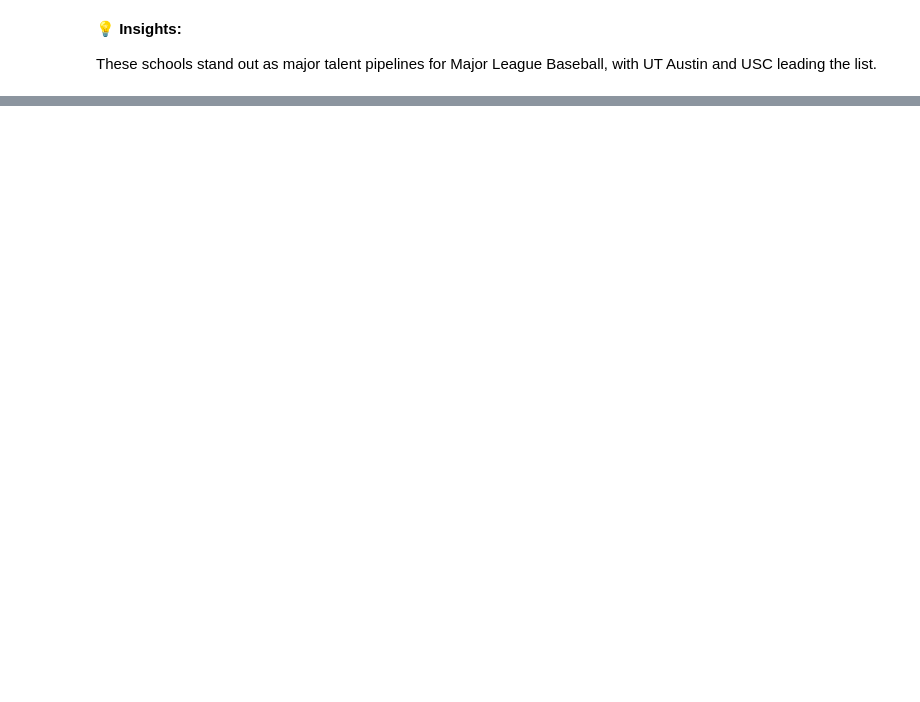
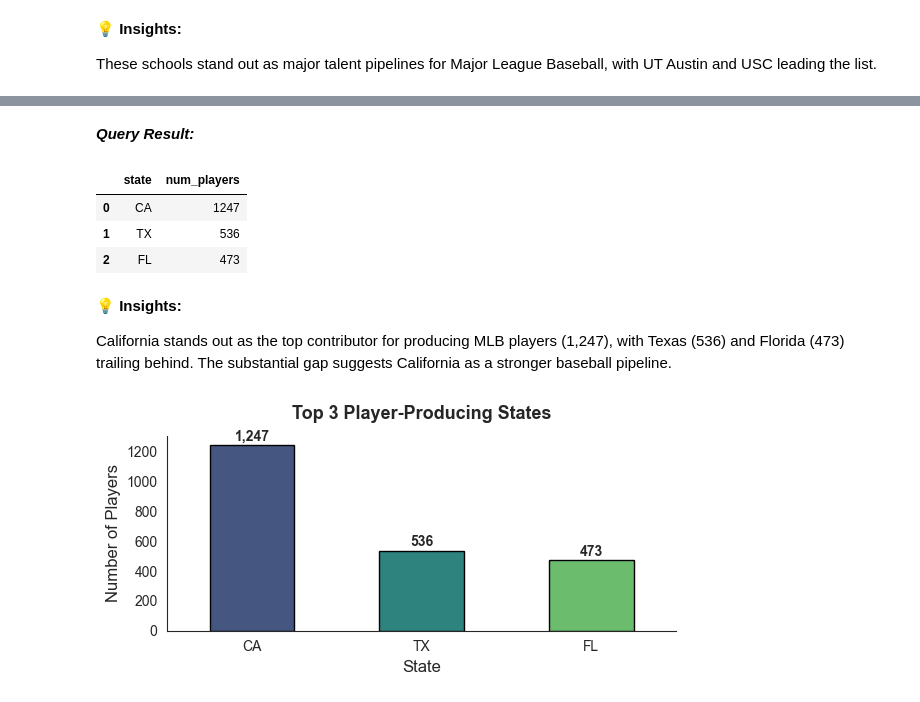
Before and after one commit to shree131/mlb-player-analytics, a Jupyter notebook: NoteBooks/MLB Players Analysis.ipynb, the cells around one changed output, grey strips where cells are left out. Drawn from its saved outputs; the diff is of its cells as text; code cells hidden in the pictures; blank space fills up the shorter version.

```diff
--- a/NoteBooks/MLB Players Analysis.ipynb
+++ b/NoteBooks/MLB Players Analysis.ipynb
@@ -198,0 +218,45 @@ Here, we focus on finding the state that most of the players attended school in.
+# %% [markdown]
+***Query Result:***
+# %%
+# Hidden query execution
+query = """
+    SELECT sd.state, COUNT(DISTINCT playerid) AS num_players
+    FROM schools AS s
+    LEFT JOIN school_details AS sd
+    ON s.schoolid = sd.schoolid
+    GROUP BY sd.state
+    ORDER BY num_players DESC
+    LIMIT 3;
+"""
+# %%
+# Run query and preview result
+df_top_three_states = pd.read_sql(query, con=engine)
+df_top_three_states
+# %% [output]
+|  | state | num_players |
+| 0 | CA | 1247 |
+| 1 | TX | 536 |
+| 2 | FL | 473 |
+# %% [markdown]
+**💡 Insights:**
+
+California stands out as the top contributor for producing MLB players (1,247), with Texas (536) and Florida (473) trailing behind. The substantial gap suggests California as a stronger baseball pipeline.
+# %%
+plt.figure(figsize=(6, 3))
+sns.barplot(data=df_top_three_states, x="state", y="num_players",
+            hue='state', palette="viridis",
+            edgecolor="black", width=0.5)
+
+# Annotate bars
+for index, value in enumerate(df_top_three_states["num_players"]):
+    plt.text(x=index, y=value + 10, s=f"{value:,}", ha="center", va="bottom", fontsize=10, weight='bold')
+
+# Axis & title
+plt.title("Top 3 Player-Producing States", fontsize=13, weight='bold', pad=12)
+plt.xlabel("State", fontsize=12)
+plt.ylabel("Number of Players", fontsize=12)
+
+plt.tight_layout()
+plt.show()
+# %% [output]
+[figure, added]
```
Also changed, not shown: parts of 34 cells of this notebook, 1 other file.
